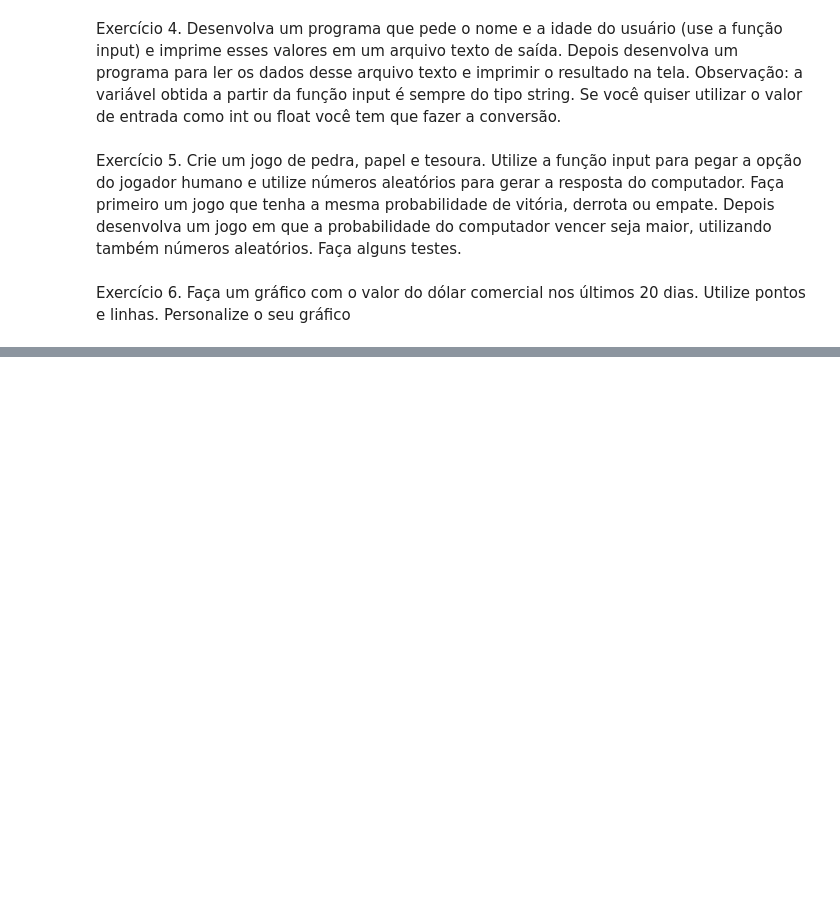
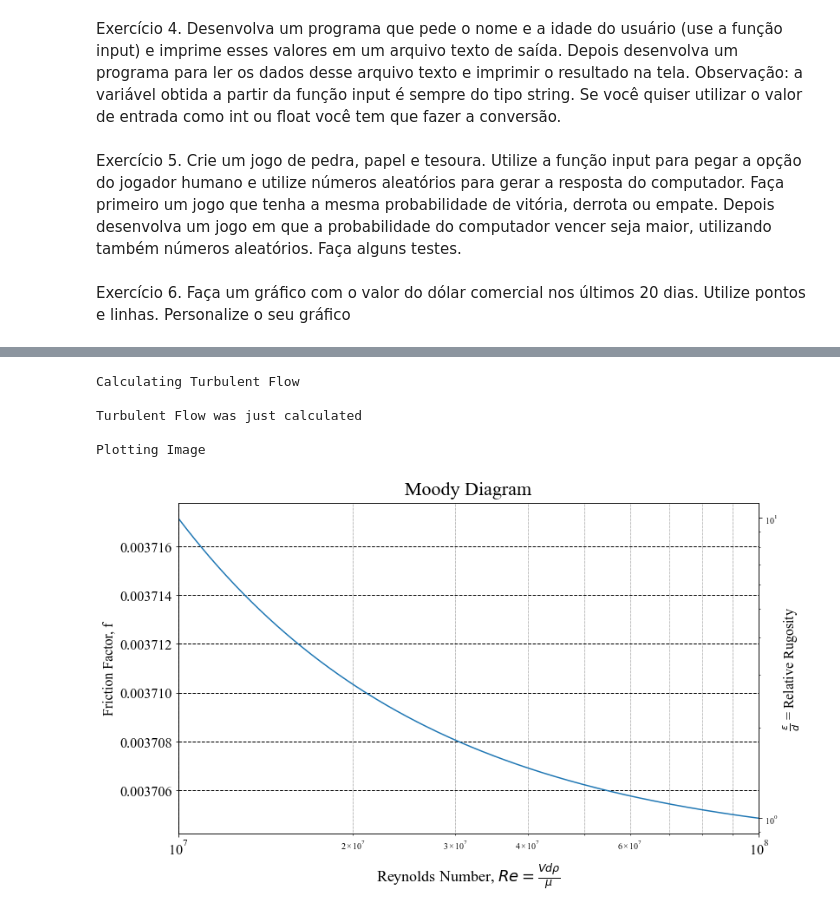
Before and after one commit to EricaFer/Numerical-Methods-for-Thermofluids, a Jupyter notebook: 1_Non_Linear_Equations.ipynb, the cells around one changed output, grey strips where cells are left out. Drawn from its saved outputs; the diff is of its cells as text; code cells hidden in the pictures; blank space fills up the shorter version.

```diff
--- a/1_Non_Linear_Equations.ipynb
+++ b/1_Non_Linear_Equations.ipynb
@@ -306,0 +314,19 @@ dollar_graph(20)
+# %%
+def ponto_fixo(g,x0,atol):
+  k,dif = 0,2*atol
+
+  while dif >= atol:
+    x1 = g(x0)
+
+    dif = abs(x1 - x0)
+
+    x0 = x1
+
+    k += 1
+
+    print(f'Iteração k = {k}, x: {x1:.3f}')
+
+  print(f'\n\nA solução é {x1:.5f}')
+
+def g(x):
+    return 4*np.arccosh(x/2)
@@ -306,0 +787,11 @@ dollar_graph(20)
+# %%
+X,Y = plotPoints()
+
+plotImage(X,Y)
+# %% [output]
+Calculating Turbulent Flow
+
+Turbulent Flow was just calculated
+
+Plotting Image
+[figure, added]
```
Also changed, not shown: parts of 28 cells of this notebook, 1 other file.
